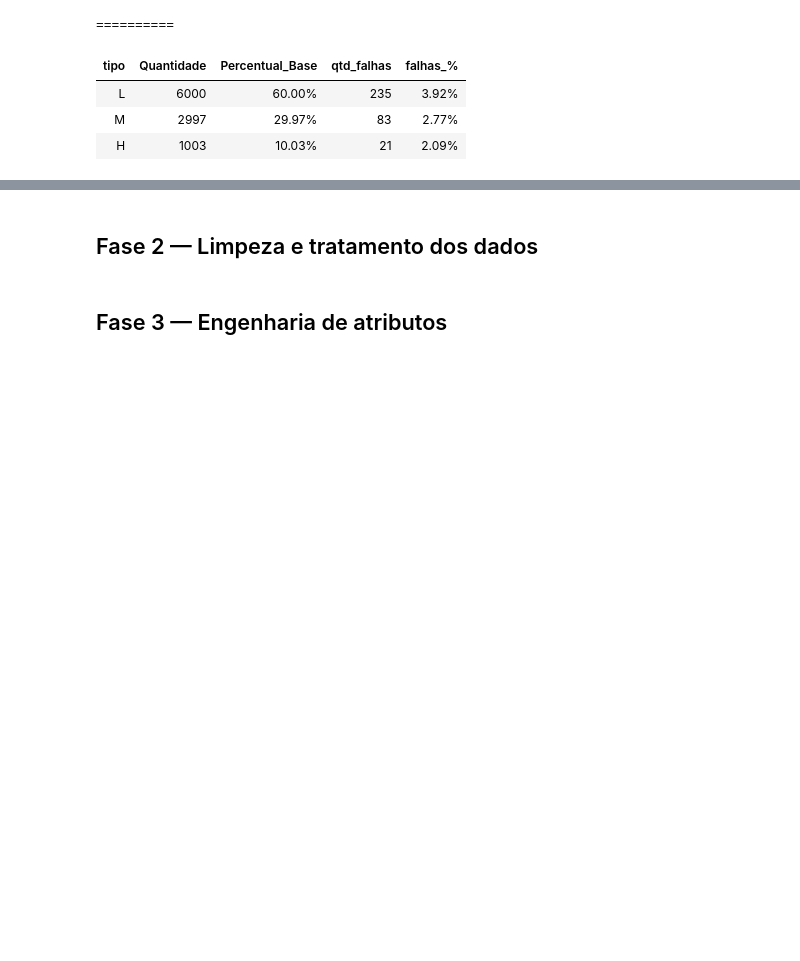
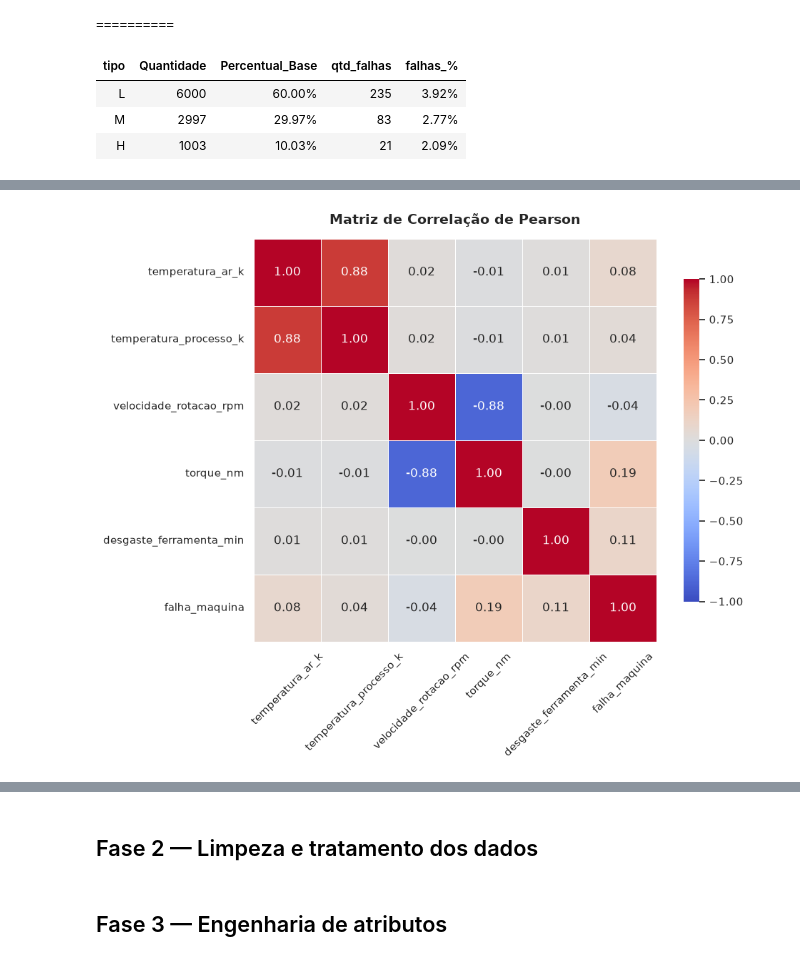
Before and after one commit to CorreaBrunoMiguel/projeto_final, a Jupyter notebook: notebooks/manutencao_preditiva.ipynb, the cells around one changed output, grey strips where cells are left out. Drawn from its saved outputs; the diff is of its cells as text; code cells hidden in the pictures; blank space fills up the shorter version.

```diff
--- a/notebooks/manutencao_preditiva.ipynb
+++ b/notebooks/manutencao_preditiva.ipynb
@@ -198,0 +277,30 @@ Essa distribuição caracteriza um desbalanceamento de classes, com as falhas co
+# %%
+colunas = "temperatura_ar_k temperatura_processo_k velocidade_rotacao_rpm torque_nm desgaste_ferramenta_min falha_maquina".split()
+
+matriz_corr = df[colunas].corr(method="pearson")
+
+fig, ax = plt.subplots(figsize=(10, 8))
+
+sns.heatmap(
+    data=matriz_corr,
+    annot=True,
+    fmt=".2f",
+    cmap="coolwarm",
+    vmin=-1,
+    vmax=1,
+    center=0,
+    square=True,
+    lw=0.5,
+    cbar_kws={"shrink": 0.8},
+    ax=ax,
+)
+
+ax.set_title("Matriz de Correlação de Pearson", fontsize=14, fontweight="bold", pad=15)
+
+ax.tick_params(axis="x", rotation=45)
+ax.tick_params(axis="y", rotation=0)
+
+plt.tight_layout()
+plt.show()
+# %% [output]
+[figure, added]
```
Also changed, not shown: parts of 9 cells of this notebook.
